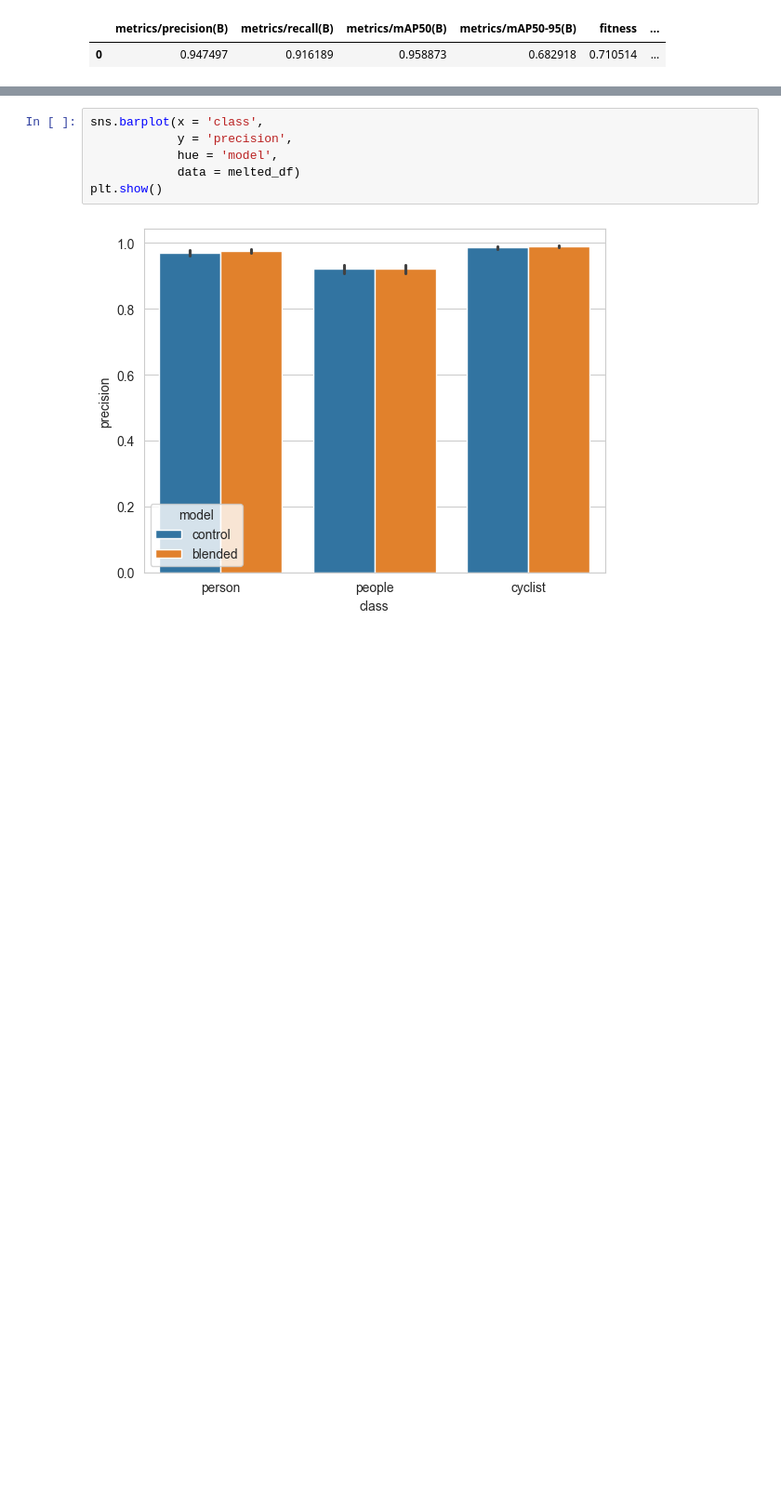
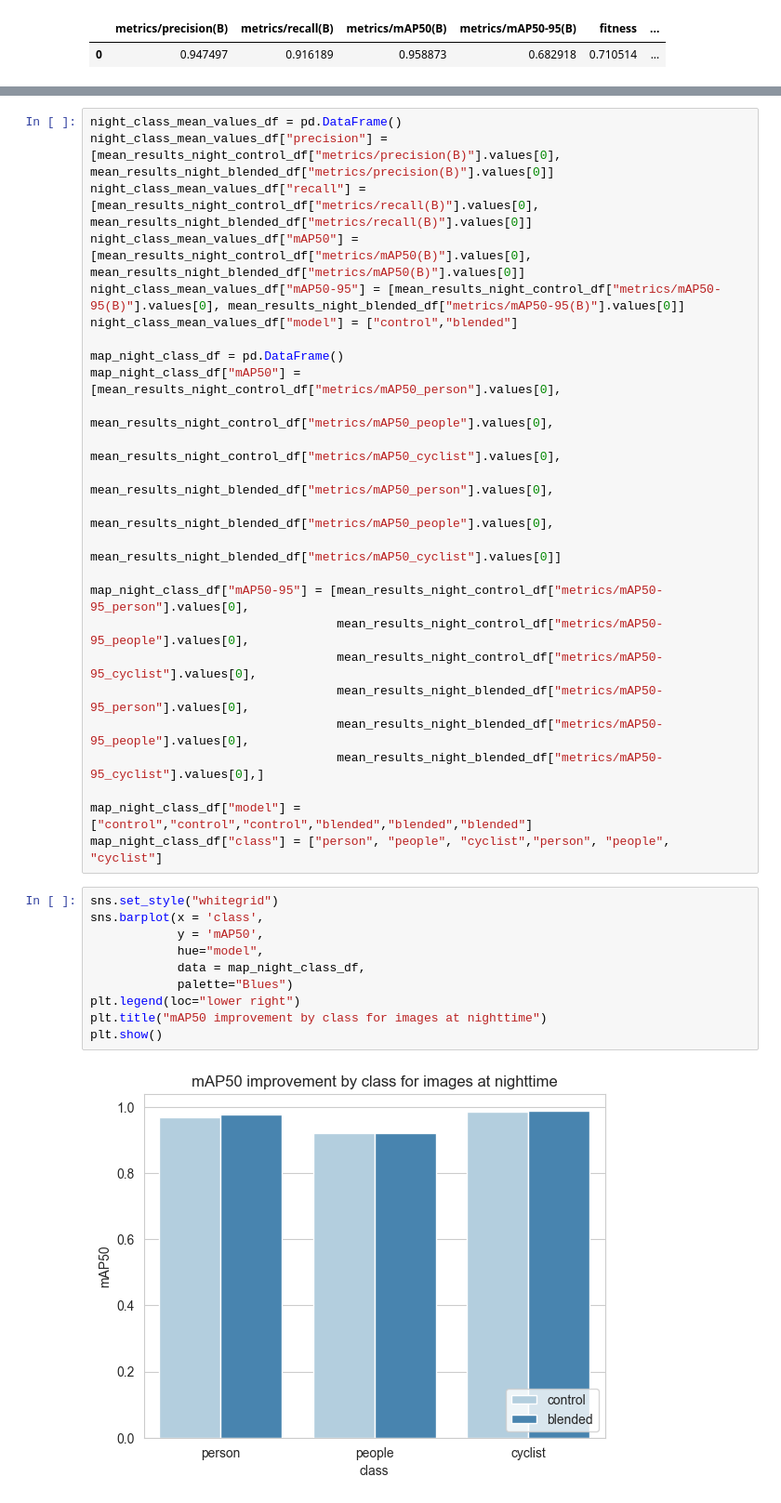
Before and after one commit to JoachimVerscheldePersonal/multispectral-ped-detection, a Jupyter notebook: 8.extra_visualisations.ipynb, the cells around one changed output, grey strips where cells are left out. Shown at 93% size. Saved outputs shown, nothing was run; the diff lists cells and outputs as text; blank space fills up the shorter version.

Commit message:
Add visualisations

```diff
--- a/8.extra_visualisations.ipynb
+++ b/8.extra_visualisations.ipynb
@@ -68,8 +196,37 @@ TypeError: 'numpy.ndarray' object is not callable
+# %%
+night_class_mean_values_df = pd.DataFrame()
+night_class_mean_values_df["precision"] = [mean_results_night_control_df["metrics/precision(B)"].values[0], mean_results_night_blended_df["metrics/precision(B)"].values[0]]
+night_class_mean_values_df["recall"] = [mean_results_night_control_df["metrics/recall(B)"].values[0], mean_results_night_blended_df["metrics/recall(B)"].values[0]]
+night_class_mean_values_df["mAP50"] = [mean_results_night_control_df["metrics/mAP50(B)"].values[0], mean_results_night_blended_df["metrics/mAP50(B)"].values[0]]
+night_class_mean_values_df["mAP50-95"] = [mean_results_night_control_df["metrics/mAP50-95(B)"].values[0], mean_results_night_blended_df["metrics/mAP50-95(B)"].values[0]]
+night_class_mean_values_df["model"] = ["control","blended"]
+
+map_night_class_df = pd.DataFrame()
+map_night_class_df["mAP50"] = [mean_results_night_control_df["metrics/mAP50_person"].values[0],
+                               mean_results_night_control_df["metrics/mAP50_people"].values[0],
+                               mean_results_night_control_df["metrics/mAP50_cyclist"].values[0],
+                               mean_results_night_blended_df["metrics/mAP50_person"].values[0],
+                               mean_results_night_blended_df["metrics/mAP50_people"].values[0],
+                               mean_results_night_blended_df["metrics/mAP50_cyclist"].values[0]]
+
+map_night_class_df["mAP50-95"] = [mean_results_night_control_df["metrics/mAP50-95_person"].values[0],
+                                  mean_results_night_control_df["metrics/mAP50-95_people"].values[0],
+                                  mean_results_night_control_df["metrics/mAP50-95_cyclist"].values[0],
+                                  mean_results_night_blended_df["metrics/mAP50-95_person"].values[0],
+                                  mean_results_night_blended_df["metrics/mAP50-95_people"].values[0],
+                                  mean_results_night_blended_df["metrics/mAP50-95_cyclist"].values[0],]
+
+map_night_class_df["model"] = ["control","control","control","blended","blended","blended"]
+map_night_class_df["class"] = ["person", "people", "cyclist","person", "people", "cyclist"]
 # %%
+sns.set_style("whitegrid")
 sns.barplot(x = 'class',
-            y = 'precision',
-            hue = 'model',
-            data = melted_df)
+            y = 'mAP50',
+            hue="model",
+            data = map_night_class_df,
+            palette="Blues")
+plt.legend(loc="lower right")
+plt.title("mAP50 improvement by class for images at nighttime")
 plt.show()
 # %% [output]
-[figure, old version]
+[figure, new version]
```
Also changed, not shown: parts of 14 cells of this notebook, 27 other files.
